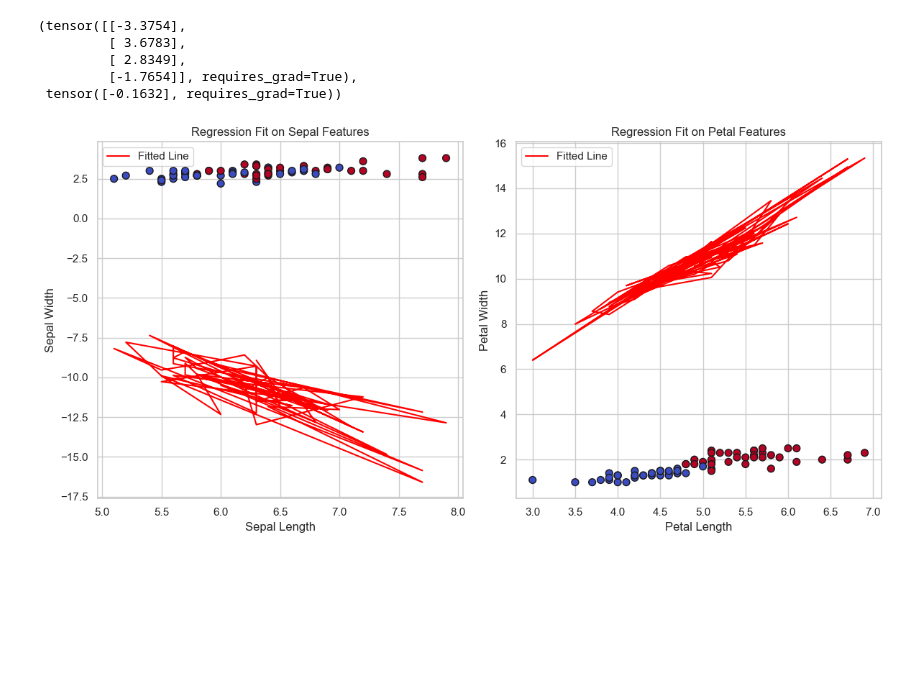
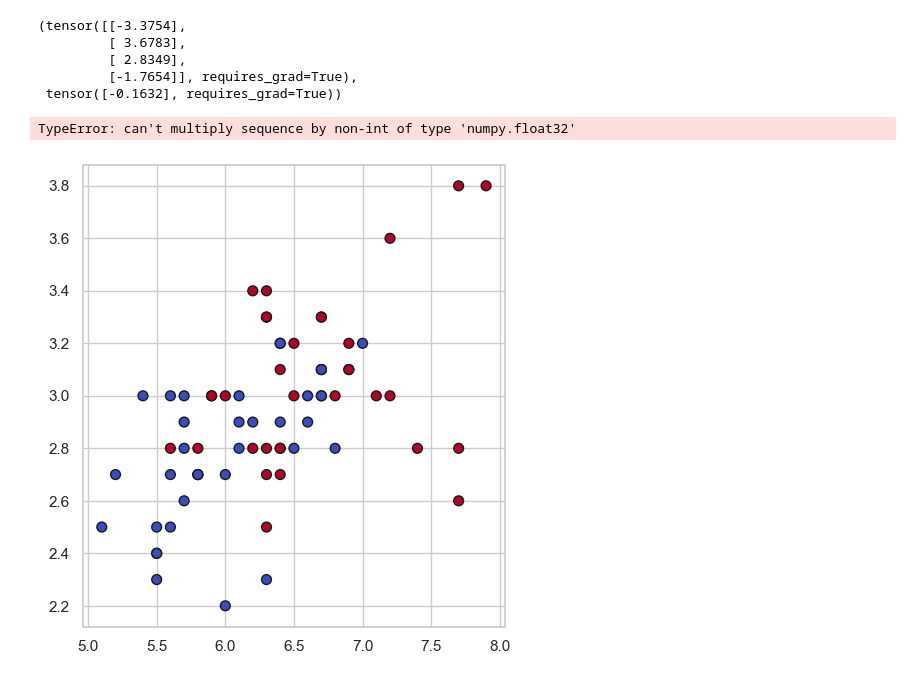
Before and after one commit to perry2333/Eurecom, a Jupyter notebook: MALIS/Poject1/Project_1.ipynb, the cells around one changed output. Drawn from its saved outputs; the diff is of its cells as text; code cells hidden in the pictures; blank space fills up the shorter version.

```diff
--- a/MALIS/Poject1/Project_1.ipynb
+++ b/MALIS/Poject1/Project_1.ipynb
@@ -234,35 +234,36 @@ b_ = b.item()
 # Convert training features back to NumPy for plotting
 X_train_np = X_train.numpy()
 y_train_np = y_train.numpy().flatten()
-
+x0,x1,x2,x3 = max(X_train_np[:,0]),max(X_train_np[:,1]),max(X_train_np[:,2]),max(X_train_np[:,3])
 # Plot for Sepal Length & Sepal Width (using W[0] and W[1])
 plt.figure(figsize=(12, 6))
 
 # Scatter plot of Sepal features
 plt.subplot(1, 2, 1)
 plt.scatter(X_train_np[:, 0], X_train_np[:, 1], c=y_train_np, cmap='coolwarm', edgecolor='k', s=50)
 # Calculate the fitted line using W[0], W[1], and b
 x_vals = X_train_np[:, 0]
-y_vals = W_[0] * X_train_np[:, 0] + W_[1] * X_train_np[:, 1] + b_
+y_vals = W_[0] * [x0,x1] + W_[1] * [x0,x1] + b_
 plt.plot(x_vals, y_vals, color='red', label='Fitted Line')
 plt.xlabel('Sepal Length')
 plt.ylabel('Sepal Width')
 plt.title('Regression Fit on Sepal Features')
 plt.legend()
 
 # Plot for Petal Length & Petal Width (using W[2] and W[3])
 plt.subplot(1, 2, 2)
 plt.scatter(X_train_np[:, 2], X_train_np[:, 3], c=y_train_np, cmap='coolwarm', edgecolor='k', s=50)
 # Calculate the fitted line using W[2], W[3], and b
 x_vals = X_train_np[:, 2]
-y_vals = W_[2] * X_train_np[:, 2] + W_[3] * X_train_np[:, 3] + b_
+y_vals = W_[2] * [x2,x3] + W_[3] * [x2,x3] + b_
 plt.plot(x_vals, y_vals, color='red', label='Fitted Line')
 plt.xlabel('Petal Length')
 plt.ylabel('Petal Width')
 plt.title('Regression Fit on Petal Features')
 plt.legend()
 
 plt.tight_layout()
 plt.show()
 # %% [output]
+TypeError: can't multiply sequence by non-int of type 'numpy.float32'
-[figure, old version]
+[figure, new version]
```
